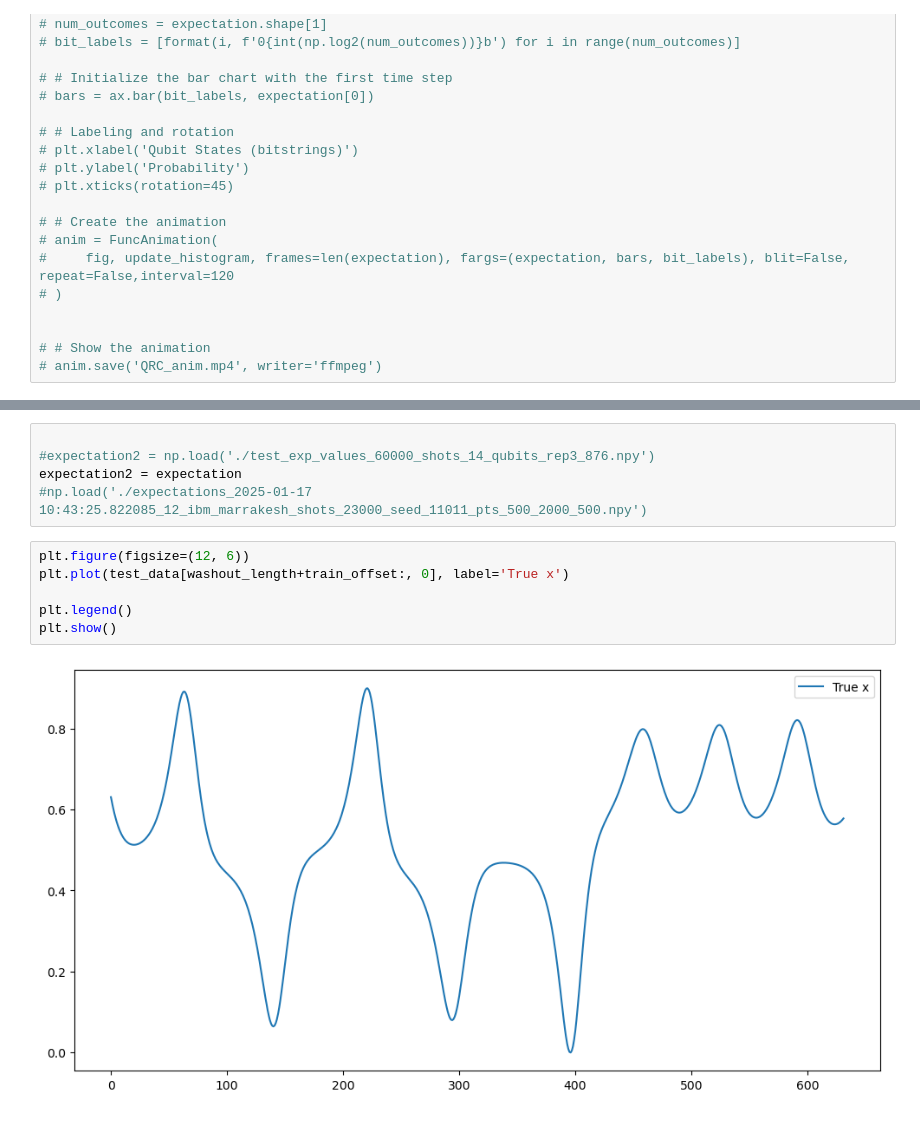
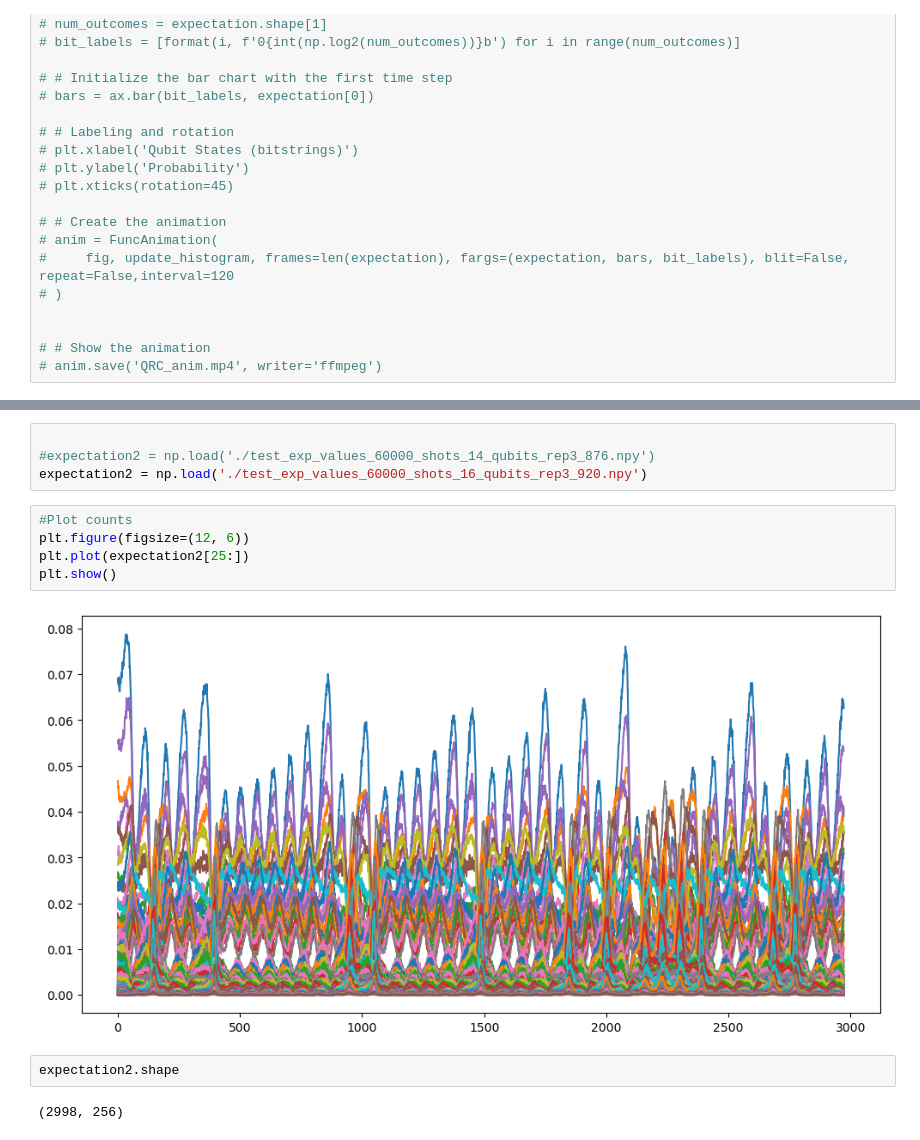
Before and after one commit to econnerty/QESN-Code, a Jupyter notebook: predictions_from_probs.ipynb, the cells around one changed output, grey strips where cells are left out. Saved outputs shown, nothing was run; the diff lists cells and outputs as text.

```diff
--- a/predictions_from_probs.ipynb
+++ b/predictions_from_probs.ipynb
@@ -168,14 +142,16 @@ Train RMSE: 0.0707
 # %%
 
 #expectation2 = np.load('./test_exp_values_60000_shots_14_qubits_rep3_876.npy')
-expectation2 = expectation
-#np.load('./expectations_2025-01-17 10:43:25.822085_12_ibm_marrakesh_shots_23000_seed_11011_pts_500_2000_500.npy')
+expectation2 = np.load('./test_exp_values_60000_shots_16_qubits_rep3_920.npy')
-# %%
-plt.figure(figsize=(12, 6))
-plt.plot(test_data[washout_length+train_offset:, 0], label='True x')
-
-plt.legend()
-plt.show()
-# %% [output]
-[figure, removed]
+# %%
+#Plot counts
+plt.figure(figsize=(12, 6))
+plt.plot(expectation2[25:])
+plt.show()
+# %% [output]
+[figure, added]
+# %%
+expectation2.shape
+# %% [output]
+(2998, 256)
 # %%
```
Also changed, not shown: parts of 12 cells of this notebook, 1 other file.
